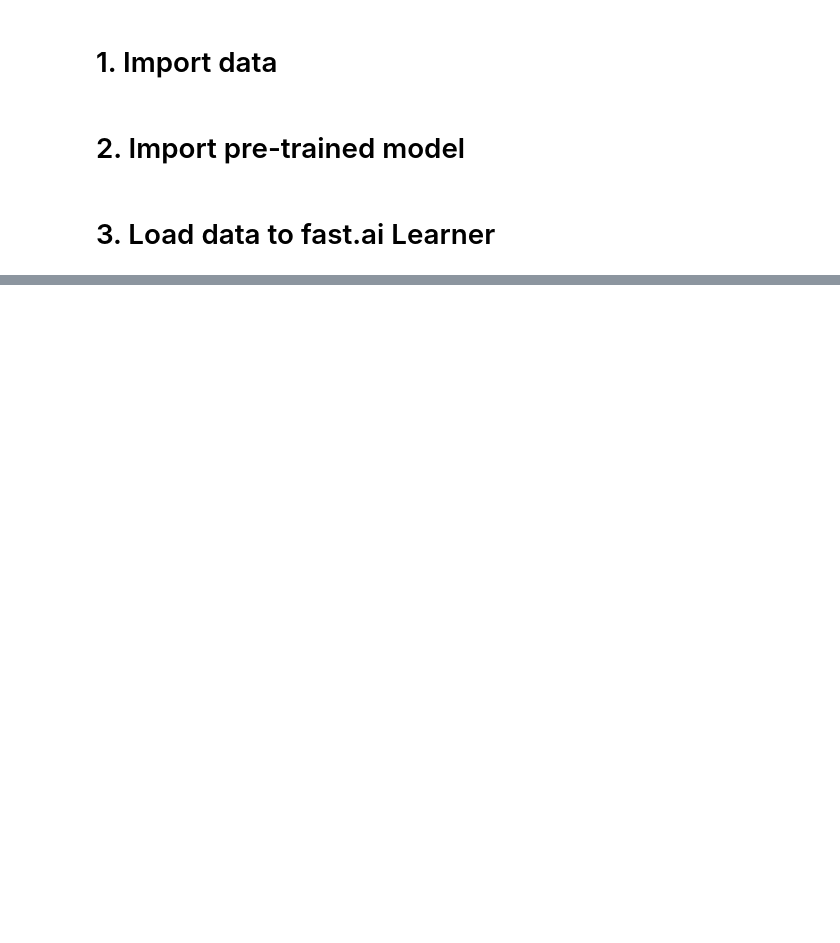
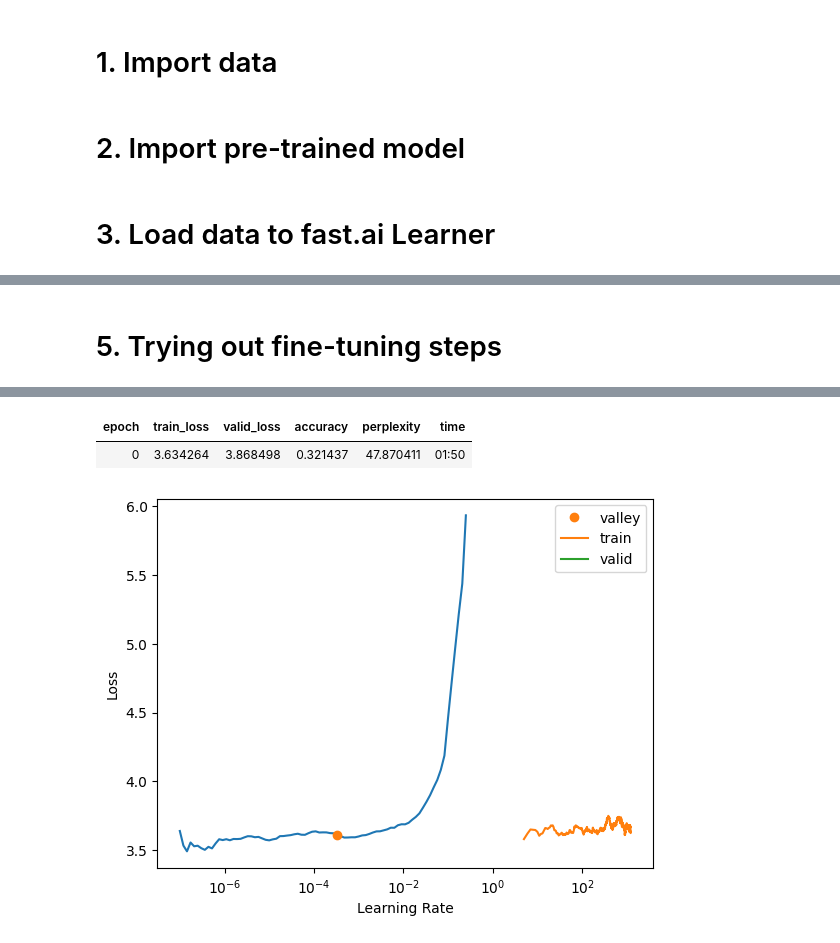
Before and after one commit to tianyimasf/writing-bio-using-gpt2, a Jupyter notebook: fine_tune.ipynb, the cells around one changed output, grey strips where cells are left out. Saved outputs shown, nothing was run; the diff lists cells and outputs as text; code cells hidden in the pictures; blank space fills up the shorter version.

```diff
--- a/fine_tune.ipynb
+++ b/fine_tune.ipynb
@@ -110,8 +111,7 @@ def initial_fine_tune(learn):
     learn.freeze()
 
     # Fine-tune once
-    lr_rec = learn.lr_find().valley
-    lr = lr_rec * 1/3
+    lr = learn.lr_find().valley
     learn.fit_one_cycle(1, lr)
 
     learn.recorder.plot_loss()
@@ -186,0 +198,5 @@ def fine_tune_unfreeze(learn, lr):
+# %% [markdown]
+# 5. Trying out fine-tuning steps
+# %%
+learn, lr = initial_fine_tune(learn)
+# %% [output]
@@ -186,0 +205,3 @@ def fine_tune_unfreeze(learn, lr):
+| epoch | train_loss | valid_loss | accuracy | perplexity | time |
+| 0 | 3.634264 | 3.868498 | 0.321437 | 47.870411 | 01:50 |
+[figure, added]
```
Also changed, not shown: parts of 20 cells of this notebook.
